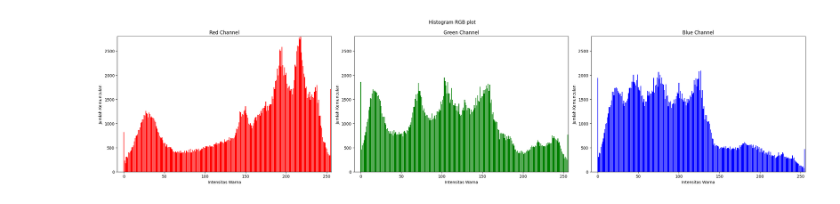
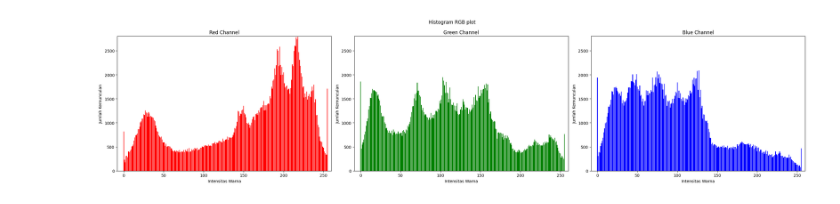
Before and after one commit to sbylash/23_Shasia-Sasa_PCVK, a Jupyter notebook: Week6.ipynb, the cells around one changed output. Drawn from its saved outputs; the diff is of its cells as text; code cells hidden in the pictures.

```diff
--- a/Week6.ipynb
+++ b/Week6.ipynb
@@ -16,29 +18,31 @@ import math
 import os
 import glob
 # %%
+# Nomor 3
+
 image = cv.imread('/content/drive/MyDrive/Week2/Images/lena.jpg')
 
 channels = cv.split(image)
 colors = ('r', 'g', 'b')
 channel_names = ['Red', 'Green', 'Blue']
 
 plt.figure(figsize=(25, 6))
 plt.suptitle('Histogram RGB plot')
 
 histograms = [cv.calcHist([channel], [0], None, [256], [0, 256]) for channel in channels]
 
 histograms[0], histograms[2] = histograms[2], histograms[0]
 
 for i, histogram in enumerate(histograms):
     plt.subplot(1, 3, i + 1)
     plt.bar(np.arange(256), histogram[:, 0], color=colors[i])
     plt.title(f'{channel_names[i]} Channel')
     plt.xlabel('Intensitas Warna')
     plt.ylabel('Jumlah Kemunculan')
-    plt.xlim([-8, 256])
+    plt.xlim([-8, 260])
     plt.ylim([0, 2800])
 
 plt.tight_layout()
 plt.show()
 # %% [output]
-[figure, old version]
+[figure, new version]
```
Also changed, not shown: parts of 8 cells of this notebook.
